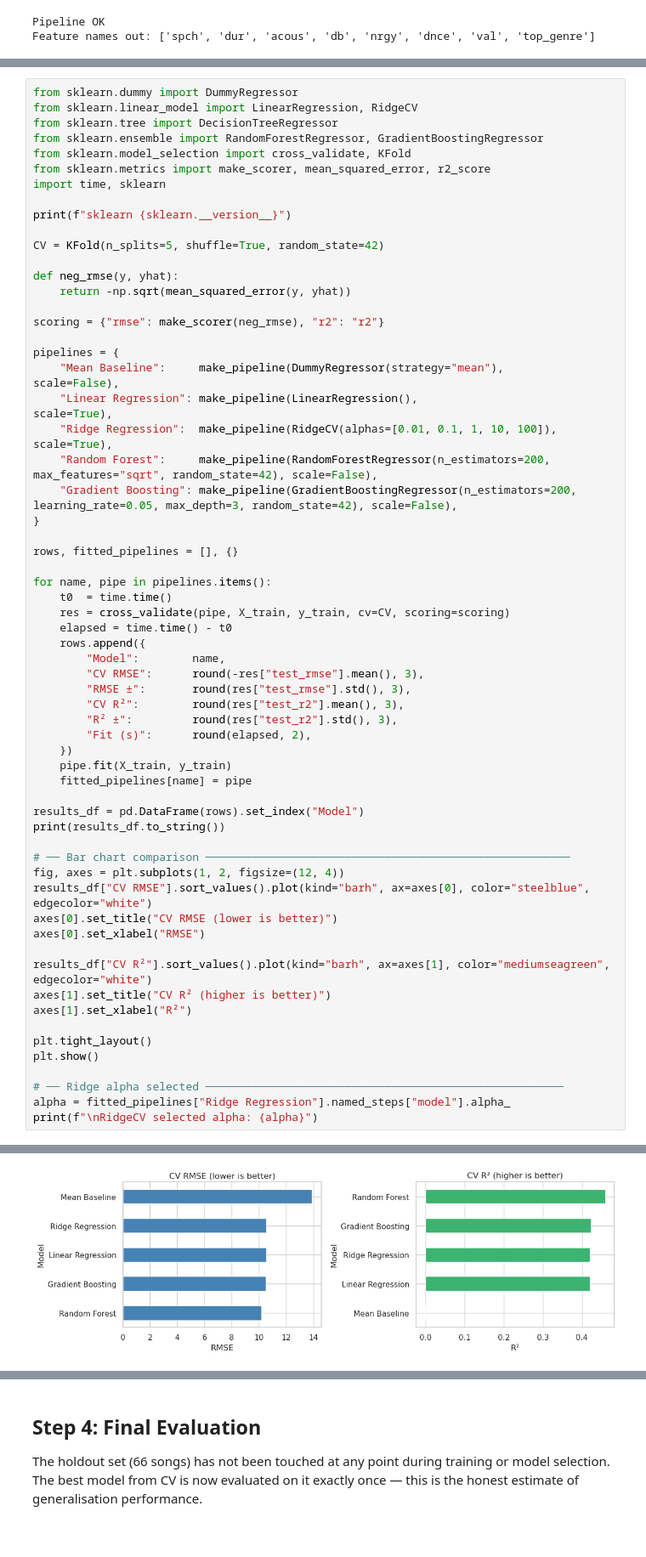
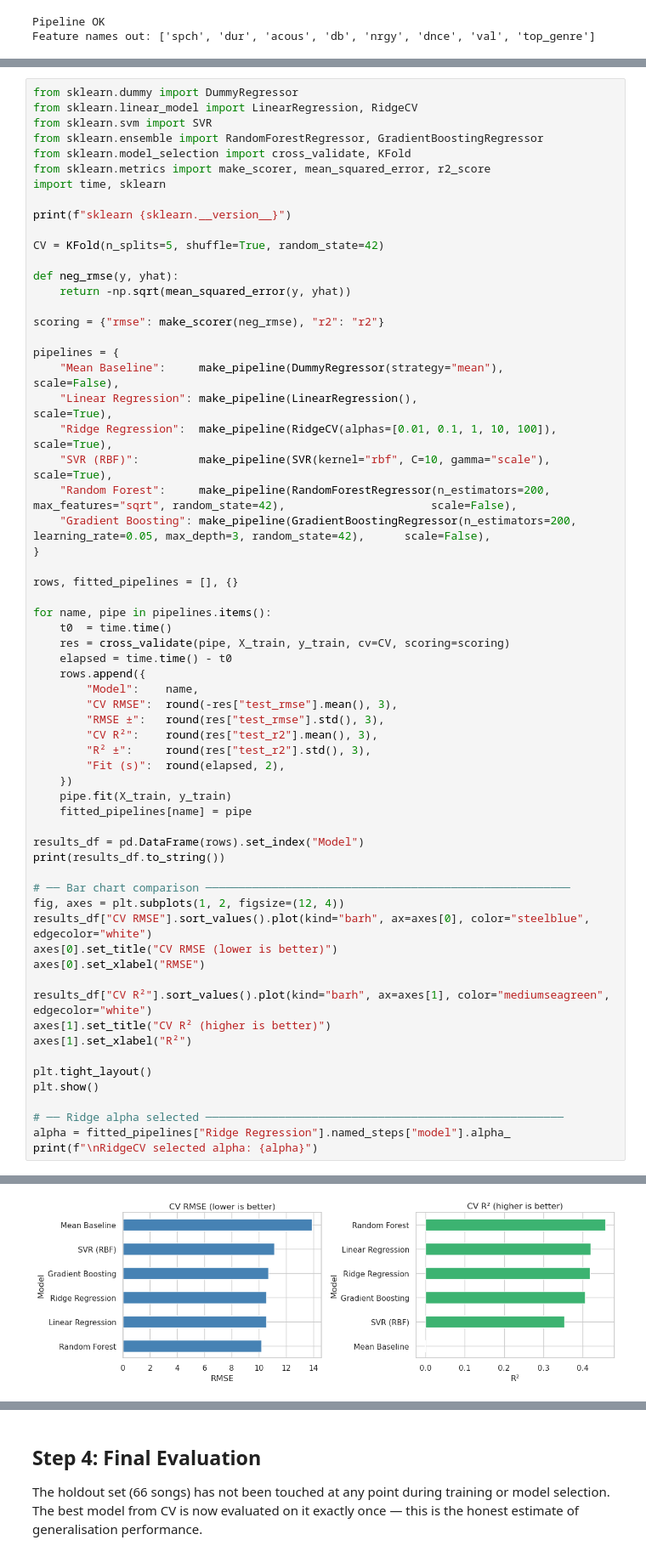
Before and after one commit to nathanorm/stats-notebook, a Jupyter notebook: notebooks/machine-learning/01-ml-tasks.ipynb, the cells around one changed output, grey strips where cells are left out. Shown at 85% size. Saved outputs shown, nothing was run; the diff lists cells and outputs as text.

Commit message:
wip: additional regression modelling

```diff
--- a/notebooks/machine-learning/01-ml-tasks.ipynb
+++ b/notebooks/machine-learning/01-ml-tasks.ipynb
@@ -523,7 +577,7 @@ All models use the same preprocessor pipeline (log-transform → scale → targe
 # %%
 from sklearn.dummy import DummyRegressor
 from sklearn.linear_model import LinearRegression, RidgeCV
-from sklearn.tree import DecisionTreeRegressor
+from sklearn.svm import SVR
 from sklearn.ensemble import RandomForestRegressor, GradientBoostingRegressor
 from sklearn.model_selection import cross_validate, KFold
 from sklearn.metrics import make_scorer, mean_squared_error, r2_score
@@ -539,11 +593,12 @@ def neg_rmse(y, yhat):
 scoring = {"rmse": make_scorer(neg_rmse), "r2": "r2"}
 
 pipelines = {
-    "Mean Baseline":     make_pipeline(DummyRegressor(strategy="mean"),          scale=False),
-    "Linear Regression": make_pipeline(LinearRegression(),                        scale=True),
-    "Ridge Regression":  make_pipeline(RidgeCV(alphas=[0.01, 0.1, 1, 10, 100]),  scale=True),
-    "Random Forest":     make_pipeline(RandomForestRegressor(n_estimators=200, max_features="sqrt", random_state=42), scale=False),
-    "Gradient Boosting": make_pipeline(GradientBoostingRegressor(n_estimators=200, learning_rate=0.05, max_depth=3, random_state=42), scale=False),
+    "Mean Baseline":     make_pipeline(DummyRegressor(strategy="mean"),                                                                   scale=False),
+    "Linear Regression": make_pipeline(LinearRegression(),                                                                                 scale=True),
+    "Ridge Regression":  make_pipeline(RidgeCV(alphas=[0.01, 0.1, 1, 10, 100]),                                                           scale=True),
+    "SVR (RBF)":         make_pipeline(SVR(kernel="rbf", C=10, gamma="scale"),                                                            scale=True),
+    "Random Forest":     make_pipeline(RandomForestRegressor(n_estimators=200, max_features="sqrt", random_state=42),                      scale=False),
+    "Gradient Boosting": make_pipeline(GradientBoostingRegressor(n_estimators=200, learning_rate=0.05, max_depth=3, random_state=42),      scale=False),
 }
 
 rows, fitted_pipelines = [], {}
@@ -553,12 +608,12 @@ for name, pipe in pipelines.items():
     res = cross_validate(pipe, X_train, y_train, cv=CV, scoring=scoring)
     elapsed = time.time() - t0
     rows.append({
-        "Model":        name,
-        "CV RMSE":      round(-res["test_rmse"].mean(), 3),
-        "RMSE ±":       round(res["test_rmse"].std(), 3),
-        "CV R²":        round(res["test_r2"].mean(), 3),
-        "R² ±":         round(res["test_r2"].std(), 3),
-        "Fit (s)":      round(elapsed, 2),
+        "Model":    name,
+        "CV RMSE":  round(-res["test_rmse"].mean(), 3),
+        "RMSE ±":   round(res["test_rmse"].std(), 3),
+        "CV R²":    round(res["test_r2"].mean(), 3),
+        "R² ±":     round(res["test_r2"].std(), 3),
+        "Fit (s)":  round(elapsed, 2),
     })
     pipe.fit(X_train, y_train)
     fitted_pipelines[name] = pipe
@@ -594,4 +650,4 @@ Gradient Boosting   10.508   0.316  0.424  0.035     0.42
-[figure, old version]
+[figure, new version]
 RidgeCV selected alpha: 10.0
 # %% [markdown]
 ## Step 4: Final Evaluation
```
Also changed, not shown: parts of 8 cells of this notebook.
